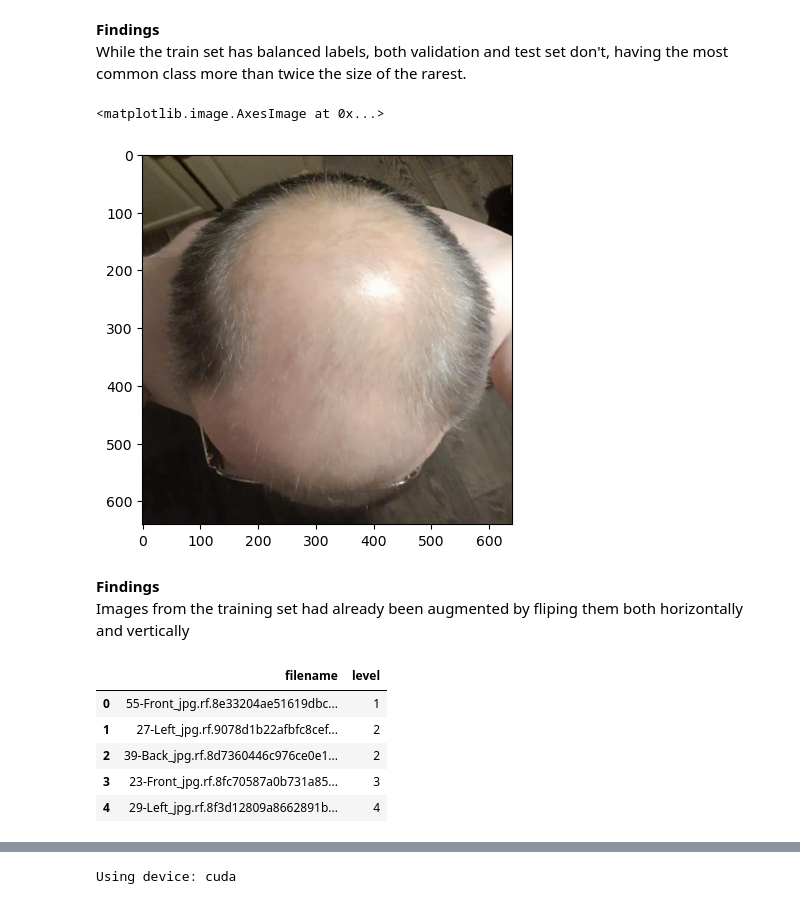
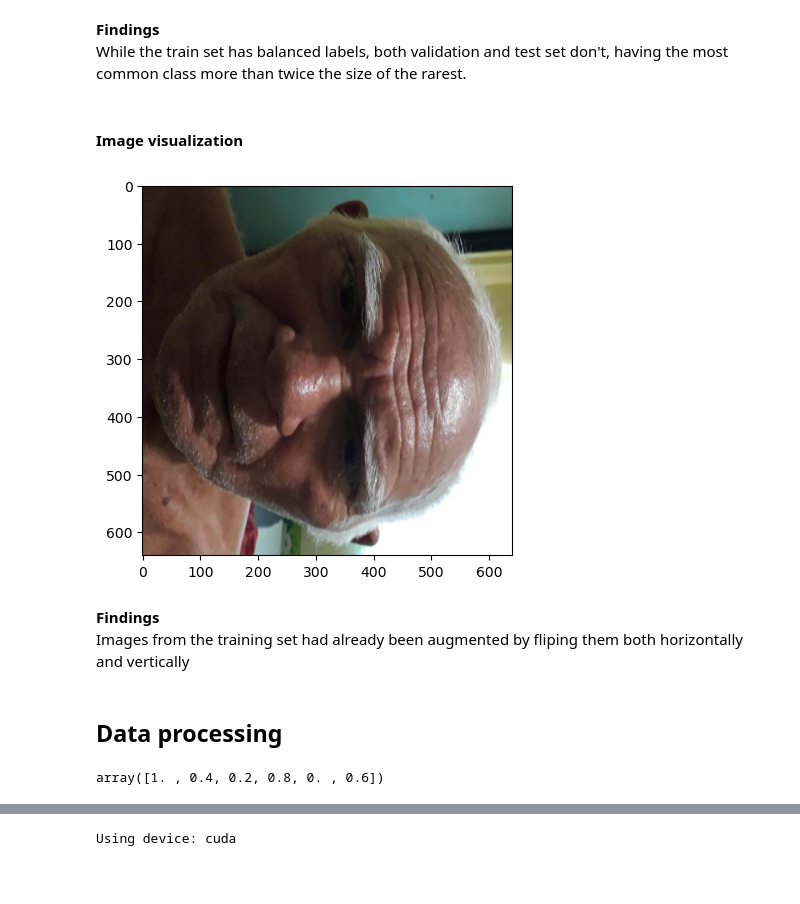
Before and after one commit to Rubenvalrom/Multilabel-Baldness-Classification, a Jupyter notebook: notebook.ipynb, the cells around one changed output, grey strips where cells are left out. Drawn from its saved outputs; the diff is of its cells as text; code cells hidden in the pictures; blank space fills up the shorter version.

```diff
--- a/notebook.ipynb
+++ b/notebook.ipynb
@@ -90,31 +108,39 @@ plt.show()
 # %% [markdown]
 **Findings**
 While the train set has balanced labels, both validation and test set don't, having the most common class more than twice the size of the rarest.
-# %%
-img = Image.open("data/train/" + df_train["filename"][np.random.randint(len(df_train))])
-plt.imshow(img)
-# %% [output]
-<matplotlib.image.AxesImage at 0x...>
-[figure, removed]
+# %% [markdown]
+#### Image visualization
+# %%
+# Display a random image from the training set
+rand_num = np.random.randint(len(df_train))
+img = Image.open("data/train/" + df_train["filename"][rand_num])
+plt.imshow(img);
+# %% [output]
+[figure, added]
 # %% [markdown]
 **Findings**
 Images from the training set had already been augmented by fliping them both horizontally and vertically
+# %% [markdown]
+## Data processing
 # %%
 def undo_one_hot_encoding(df):
+    """
+    Transforms one-hot encoded labels into 0-1 scale levels.
+    """
+    # Create a new DataFrame to store the results and not mess up the original one
     df_undo = df[['filename']].copy()
     label_columns = df.columns.tolist()
     label_columns.remove('filename')
+    # Find the index of the maximum value in each row and extract the level number
     df_undo['level'] = df[label_columns].idxmax(axis=1).str.extract('(\d)').astype(int) - 2
+    df_undo['level'] = df_undo['level'] / 5
+
     return df_undo
+
 df_train= undo_one_hot_encoding(df_train)
 df_val = undo_one_hot_encoding(df_val)
 df_test = undo_one_hot_encoding(df_test)
 
-df_train.head()
+df_train.level.unique()
 # %% [output]
-|  | filename | level |
-| 0 | 55-Front_jpg.rf.8e33204ae51619dbc... | 1 |
-| 1 | 27-Left_jpg.rf.9078d1b22afbfc8cef... | 2 |
-| 2 | 39-Back_jpg.rf.8d7360446c976ce0e1... | 2 |
-| 3 | 23-Front_jpg.rf.8fc70587a0b731a85... | 3 |
-| 4 | 29-Left_jpg.rf.8f3d12809a8662891b... | 4 |
+array([1. , 0.4, 0.2, 0.8, 0. , 0.6])
```
Also changed, not shown: parts of 42 cells of this notebook, 11 other files.
